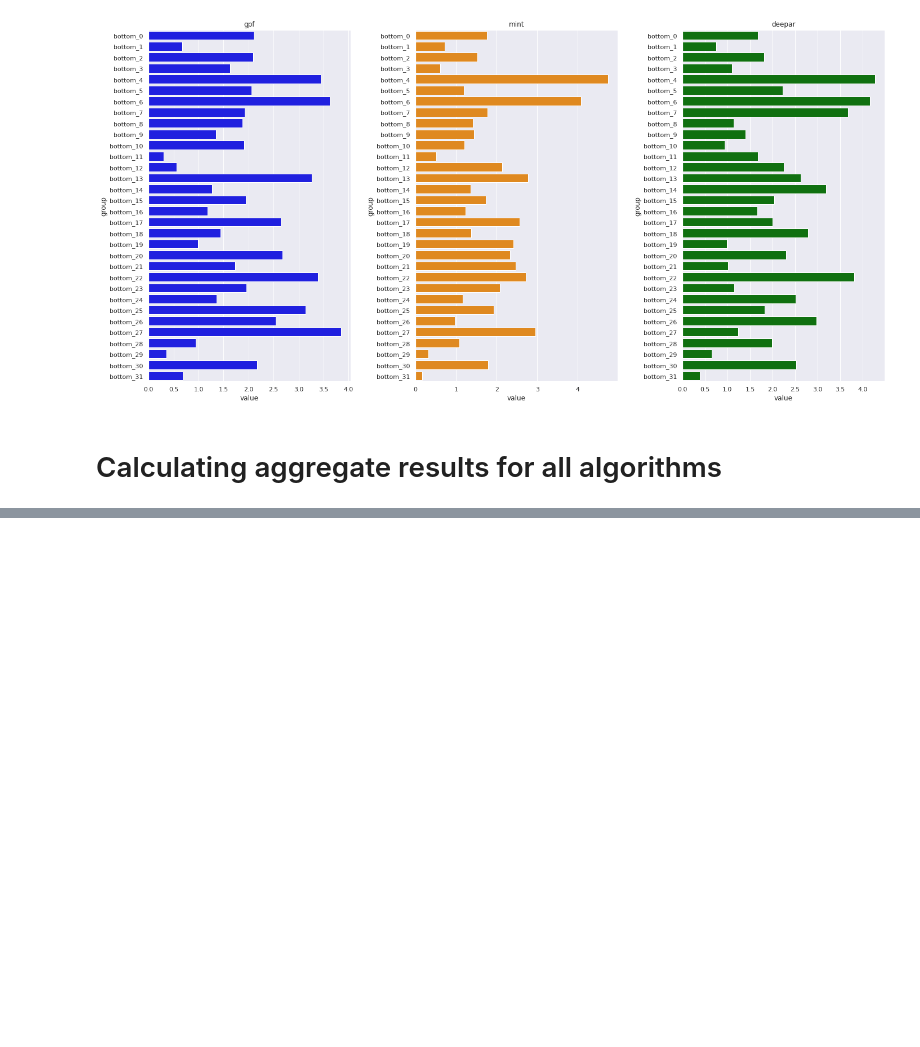
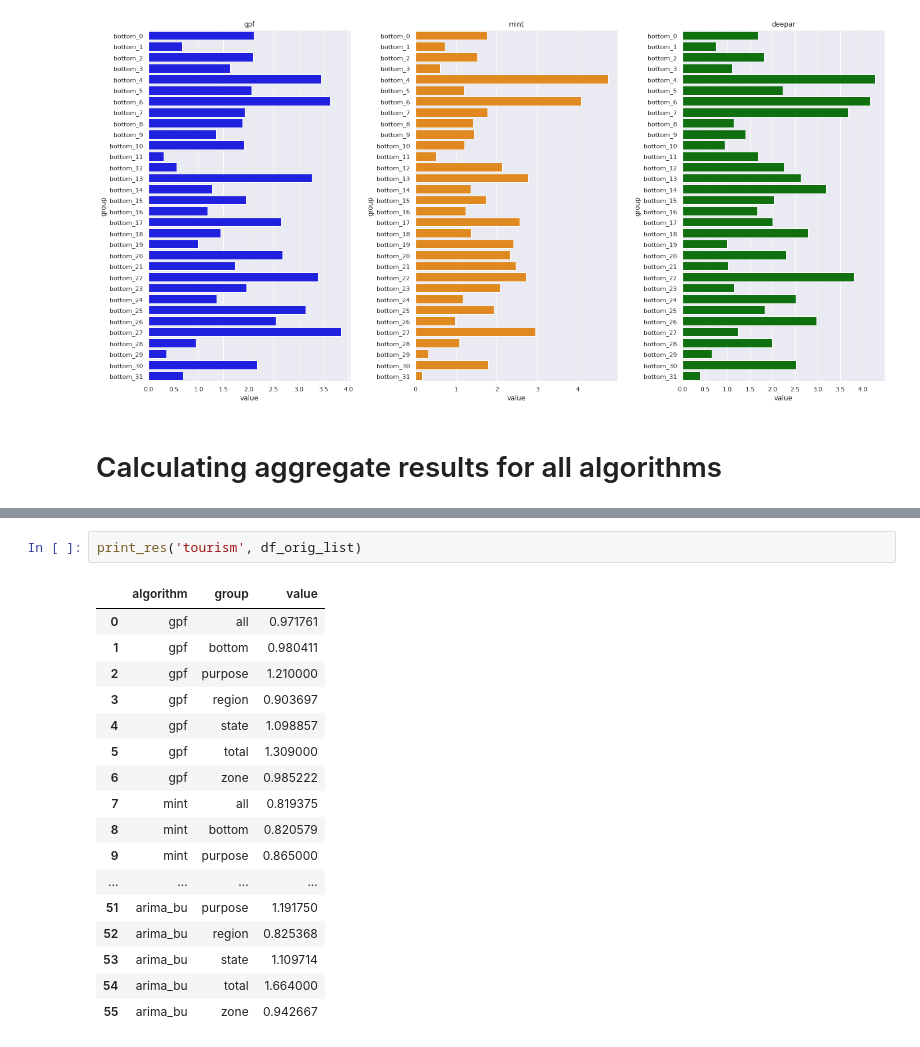
Before and after one commit to luisroque/run_models_distributed, a Jupyter notebook: notebooks/Results_comparing_all_algorithms_paper1_probabilistic.ipynb, the cells around one changed output, grey strips where cells are left out. Cells and saved outputs as stored; diff of their text form; blank space fills up the shorter version.

```diff
--- a/notebooks/Results_comparing_all_algorithms_paper1_probabilistic.ipynb
+++ b/notebooks/Results_comparing_all_algorithms_paper1_probabilistic.ipynb
@@ -110,0 +139,20 @@ htsx.visualization.boxplot_error(df_orig_list, 'mase', datasets)
+# %%
+print_res('tourism', df_orig_list)
+# %% [output]
+|  | algorithm | group | value |
+| 0 | gpf | all | 0.971761 |
+| 1 | gpf | bottom | 0.980411 |
+| 2 | gpf | purpose | 1.210000 |
+| 3 | gpf | region | 0.903697 |
+| 4 | gpf | state | 1.098857 |
+| 5 | gpf | total | 1.309000 |
+| 6 | gpf | zone | 0.985222 |
+| 7 | mint | all | 0.819375 |
+| 8 | mint | bottom | 0.820579 |
+| 9 | mint | purpose | 0.865000 |
+| ... | ... | ... | ... |
+| 51 | arima_bu | purpose | 1.191750 |
+| 52 | arima_bu | region | 0.825368 |
+| 53 | arima_bu | state | 1.109714 |
+| 54 | arima_bu | total | 1.664000 |
+| 55 | arima_bu | zone | 0.942667 |
```
Also changed, not shown: parts of 7 cells of this notebook.
